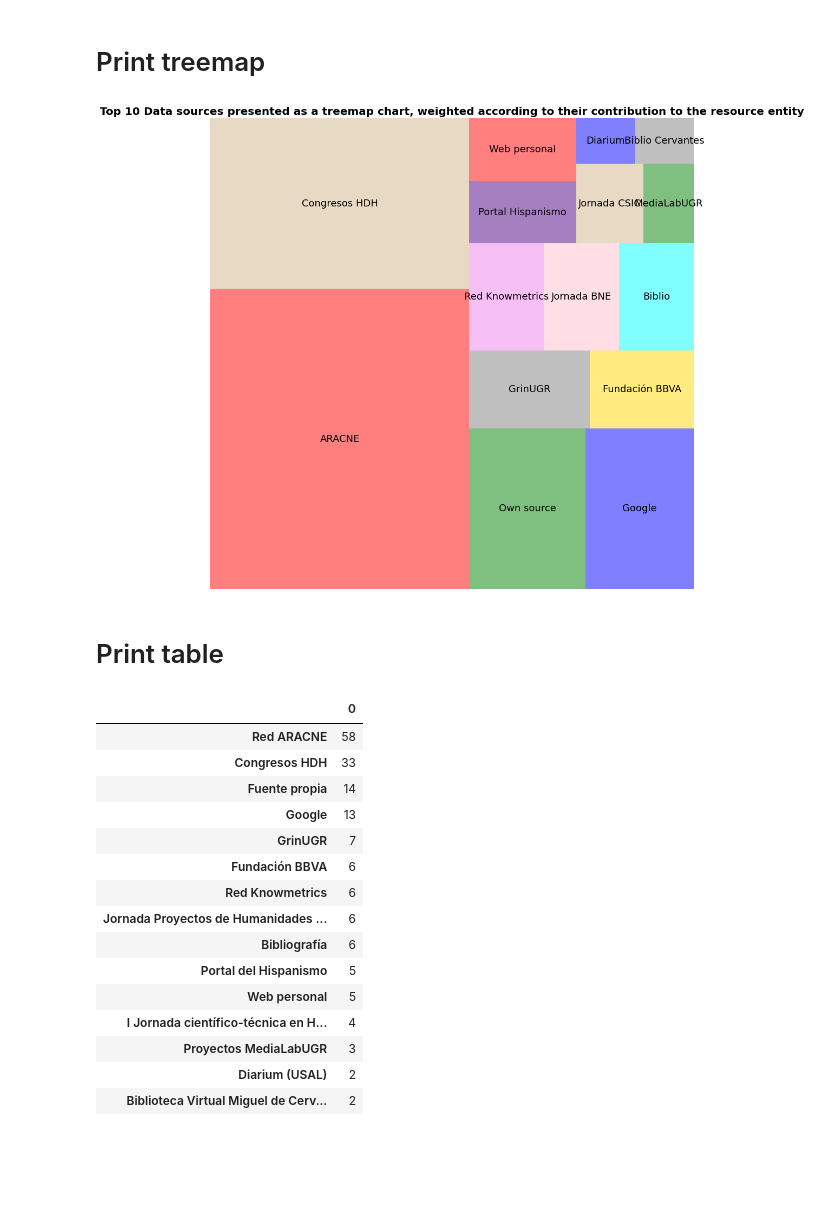
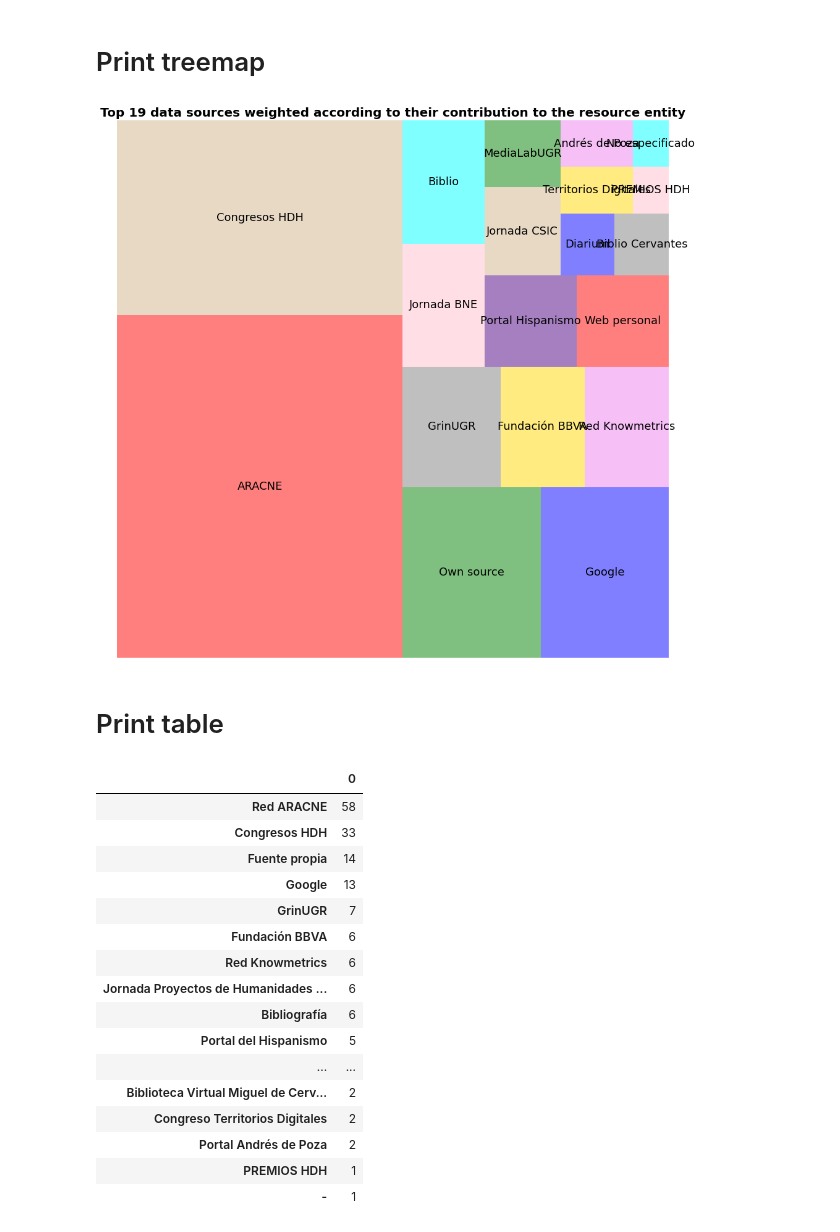
Before and after one commit to linhd-postdata/desir, a Jupyter notebook: Fig03. Data sources contribution to the resource entity.ipynb, the cells around one changed output. Saved outputs shown, nothing was run; the diff lists cells and outputs as text; code cells hidden in the pictures; blank space fills up the shorter version.

Commit message:
Split data sources by ' |' separator and check treemap data. Fixes #12

```diff
--- a/Fig03. Data sources contribution to the resource entity.ipynb
+++ b/Fig03. Data sources contribution to the resource entity.ipynb
@@ -53,7 +53,7 @@ def prepare_data(data, num_of_sources):
 #### Run program
 ## Change 'num_of_sources' to show as many disciplinary backgrounds as you want'
 # %%
-num_of_sources = 15
+num_of_sources = 19
 recursos = read_csv(file_path)
 corrected_dict, sources_dict = prepare_data(recursos, num_of_sources)
 # %% [markdown]
@@ -63,16 +63,16 @@ import squarify
 # %%
 #Create our plot and resize it.
 fig = plt.gcf()
 ax = fig.add_subplot()
 fig.set_size_inches(16, 16)
 colors = ["red", "tan", "green", "blue", "grey", "gold", "violet", "pink", "cyan", "indigo"]
 squarify.plot(sizes=corrected_dict.values(), label=corrected_dict.keys(), color=colors, alpha=.5, text_kwargs={'fontsize':18})
-plt.title("Top 10 Data sources presented as a treemap chart, weighted according to their contribution to the resource entity",fontsize=20,fontweight="bold")
+plt.title(f"Top {num_of_sources} data sources weighted according to their contribution to the resource entity",fontsize=20,fontweight="bold")
 
 plt.axis('off')
 plt.show()
 # %% [output]
-[figure, old version]
+[figure, new version]
 # %% [markdown]
 # Print table
 # %%
@@ -90,8 +90,9 @@ sources_table
 | Jornada Proyectos de Humanidades ... | 6 |
 | Bibliografía | 6 |
 | Portal del Hispanismo | 5 |
-| Web personal | 5 |
-| I Jornada científico-técnica en H... | 4 |
-| Proyectos MediaLabUGR | 3 |
-| Diarium (USAL) | 2 |
+| ... | ... |
 | Biblioteca Virtual Miguel de Cerv... | 2 |
+| Congreso Territorios Digitales | 2 |
+| Portal Andrés de Poza | 2 |
+| PREMIOS HDH | 1 |
+| - | 1 |
```
Also changed, not shown: parts of 1 cell of this notebook, 2 other files.
